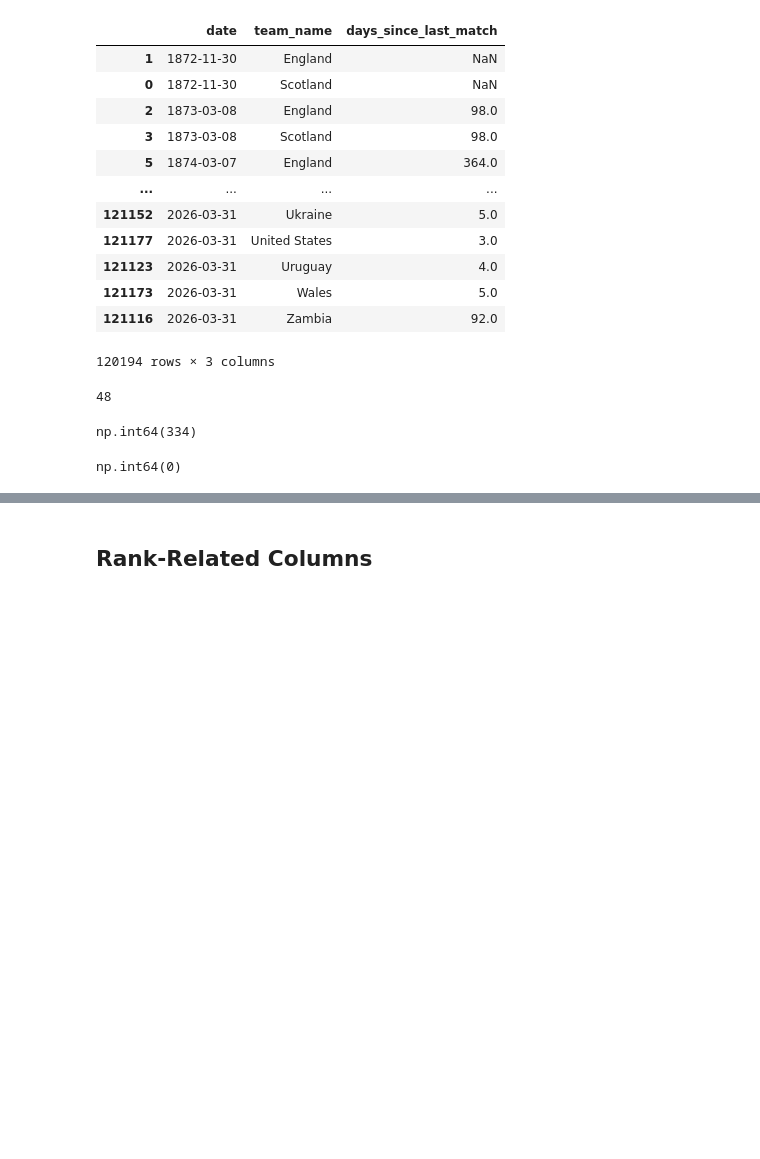
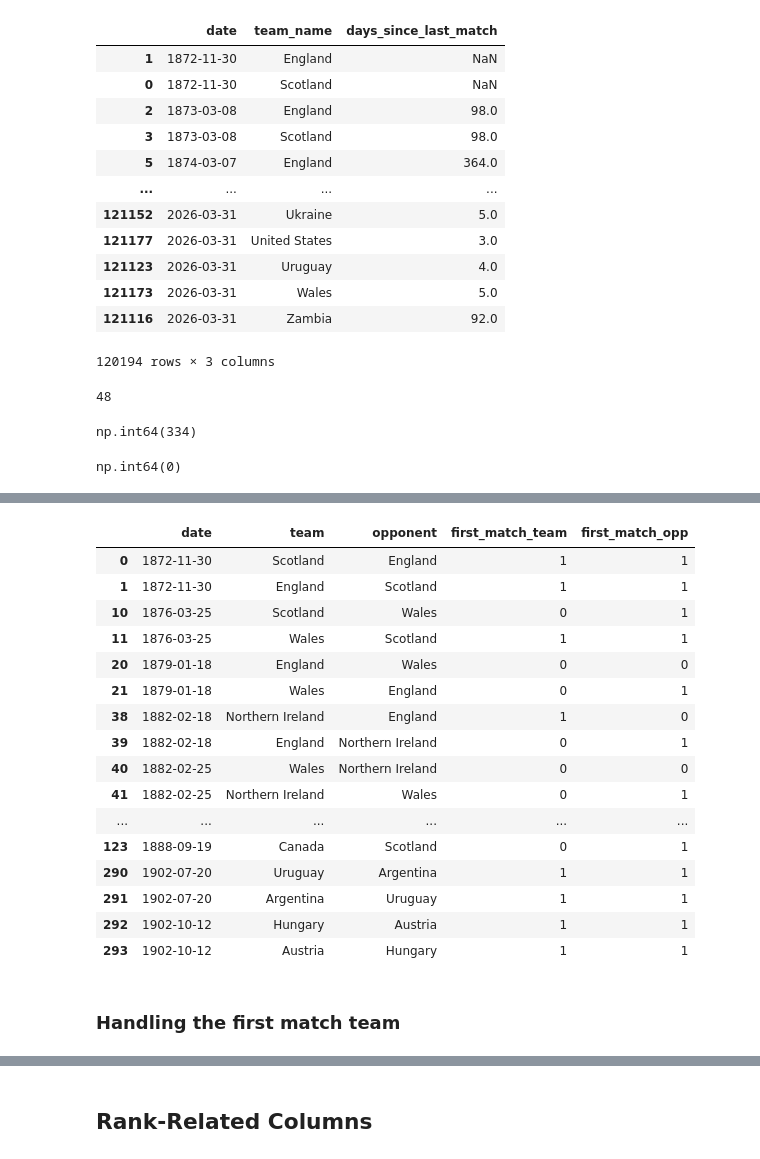
Before and after one commit to n44th44nn/Gammafest-2026, a Jupyter notebook: Notebooks/early_preprocessing.ipynb, the cells around one changed output, grey strips where cells are left out. Drawn from its saved outputs; the diff is of its cells as text; code cells hidden in the pictures; blank space fills up the shorter version.

Commit message:
Handling Performance History Features

```diff
--- a/Notebooks/early_preprocessing.ipynb
+++ b/Notebooks/early_preprocessing.ipynb
@@ -606,0 +856,34 @@ np.int64(0)
+# %%
+problem_rows = df_combined[
+    df_combined[[
+        'team_points_last5', 'team_points_last10', 'team_gd_last5',
+        'team_avg_goals_last5', 'team_avg_conceded_last5',
+        'opp_points_last5', 'opp_points_last10', 'opp_gd_last5',
+        'opp_avg_goals_last5', 'opp_avg_conceded_last5',
+        'team_win_rate_last10', 'opp_win_rate_last10',
+        'h2h_points_last5', 'h2h_gd_last5'
+    ]].isna().any(axis=1)
+][[
+    'date', 'team', 'opponent', 'first_match_team', 'first_match_opp'
+]]
+display(problem_rows.head(20))
+# %% [output]
+|  | date | team | opponent | first_match_team | first_match_opp |
+| 0 | 1872-11-30 | Scotland | England | 1 | 1 |
+| 1 | 1872-11-30 | England | Scotland | 1 | 1 |
+| 10 | 1876-03-25 | Scotland | Wales | 0 | 1 |
+| 11 | 1876-03-25 | Wales | Scotland | 1 | 1 |
+| 20 | 1879-01-18 | England | Wales | 0 | 0 |
+| 21 | 1879-01-18 | Wales | England | 0 | 1 |
+| 38 | 1882-02-18 | Northern Ireland | England | 1 | 0 |
+| 39 | 1882-02-18 | England | Northern Ireland | 0 | 1 |
+| 40 | 1882-02-25 | Wales | Northern Ireland | 0 | 0 |
+| 41 | 1882-02-25 | Northern Ireland | Wales | 0 | 1 |
+| ... | ... | ... | ... | ... | ... |
+| 123 | 1888-09-19 | Canada | Scotland | 0 | 1 |
+| 290 | 1902-07-20 | Uruguay | Argentina | 1 | 1 |
+| 291 | 1902-07-20 | Argentina | Uruguay | 1 | 1 |
+| 292 | 1902-10-12 | Hungary | Austria | 1 | 1 |
+| 293 | 1902-10-12 | Austria | Hungary | 1 | 1 |
+# %% [markdown]
+### Handling the first match team
```
Also changed, not shown: parts of 26 cells of this notebook.
